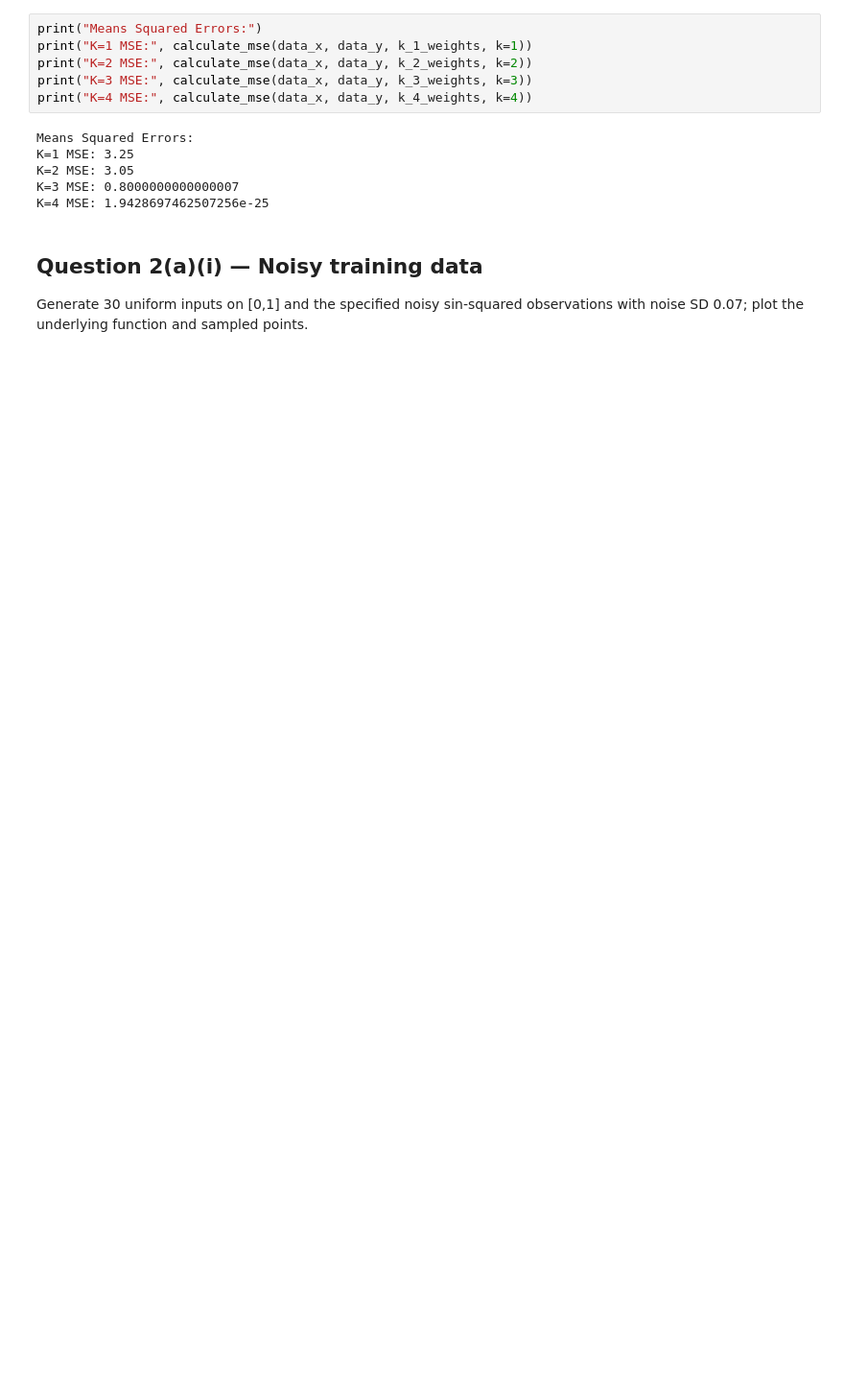
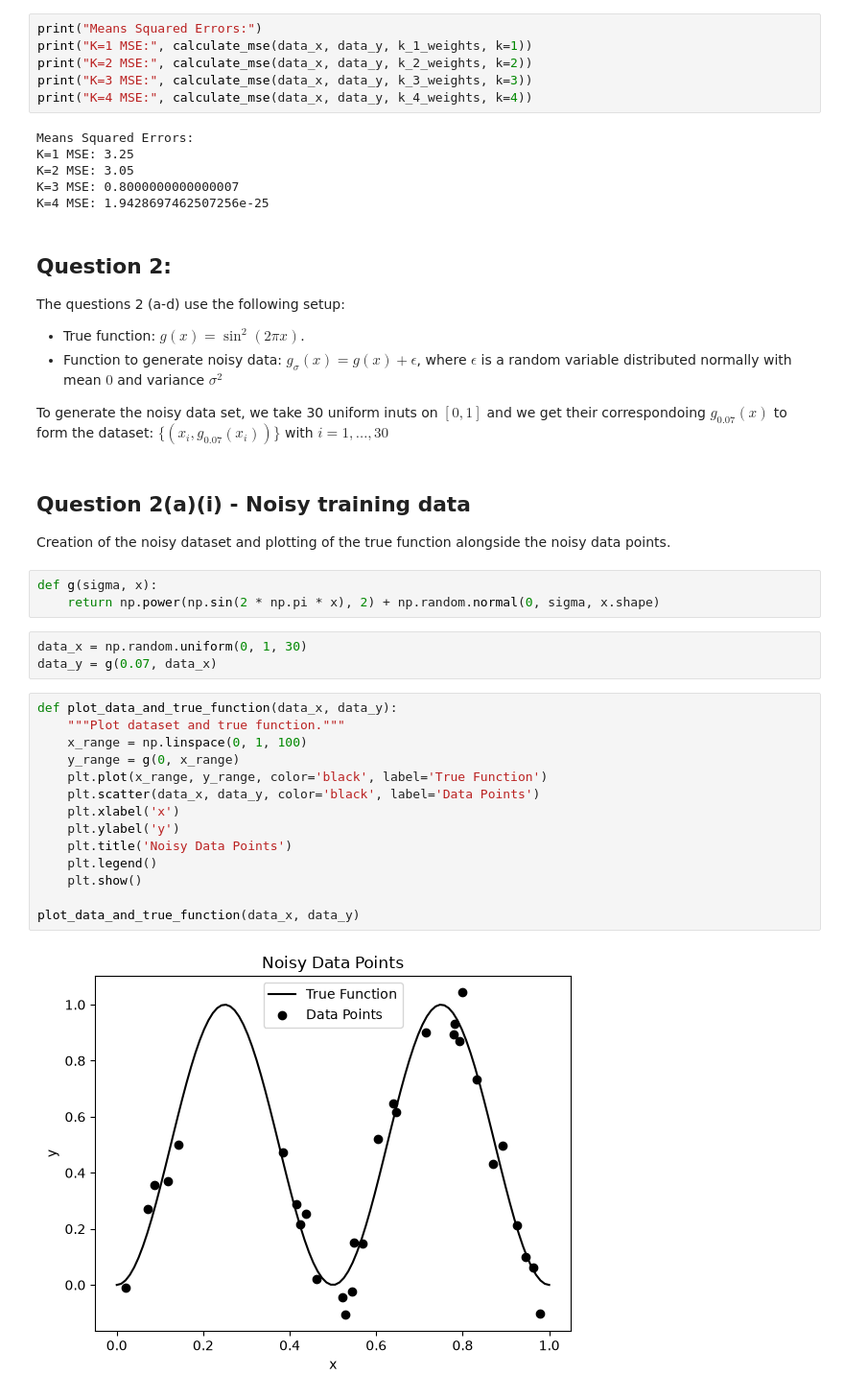
Before and after one commit to juanpablob11/comp0078-cw1-2026-27, a Jupyter notebook: notebooks/01_part1_q01_q03_basis_regression.ipynb, the cells around one changed output. Shown at 96% size. Drawn from its saved outputs; the diff is of its cells as text; blank space fills up the shorter version.

Commit message:
Implemented questions 2, 3, 4 and 5. Markdown cells polished.

```diff
--- a/notebooks/01_part1_q01_q03_basis_regression.ipynb
+++ b/notebooks/01_part1_q01_q03_basis_regression.ipynb
@@ -125,9 +134,39 @@ K=2 MSE: 3.05
 K=3 MSE: 0.8000000000000007
 K=4 MSE: 1.9428697462507256e-25
 # %% [markdown]
-## Question 2(a)(i) — Noisy training data
+## Question 2:
 
-Generate 30 uniform inputs on [0,1] and the specified noisy sin-squared observations with noise SD 0.07; plot the underlying function and sampled points.
+The questions 2 (a-d) use the following setup:
+
+- True function: $g(x)=\sin^2(2\pi x)$.
+- Function to generate noisy data: $g_\sigma(x)=g(x)+\epsilon$, where $\epsilon$ is a random variable distributed normally with mean $0$ and variance $\sigma^2$
+
+To generate the noisy data set, we take 30 uniform inuts on $[0,1]$ and we get their correspondoing $g_{0.07}(x)$ to form the dataset: $\{(x_i, g_{0.07}(x_i))\}$ with $i = 1, \dots, 30$
+# %% [markdown]
+## Question 2(a)(i) - Noisy training data
+Creation of the noisy dataset and plotting of the true function alongside the noisy data points.
+# %%
+def g(sigma, x):
+    return np.power(np.sin(2 * np.pi * x), 2) + np.random.normal(0, sigma, x.shape)
+# %%
+data_x = np.random.uniform(0, 1, 30)
+data_y = g(0.07, data_x)
+# %%
+def plot_data_and_true_function(data_x, data_y):
+    """Plot dataset and true function."""
+    x_range = np.linspace(0, 1, 100)
+    y_range = g(0, x_range)
+    plt.plot(x_range, y_range, color='black', label='True Function')
+    plt.scatter(data_x, data_y, color='black', label='Data Points')
+    plt.xlabel('x')
+    plt.ylabel('y')
+    plt.title('Noisy Data Points')
+    plt.legend()
+    plt.show()
+
+plot_data_and_true_function(data_x, data_y)
+# %% [output]
+[figure, added]
 # %% [markdown]
 ## Question 2(a)(ii) — Polynomial fits
 
```
Also changed, not shown: parts of 38 cells of this notebook, 1 other file.
